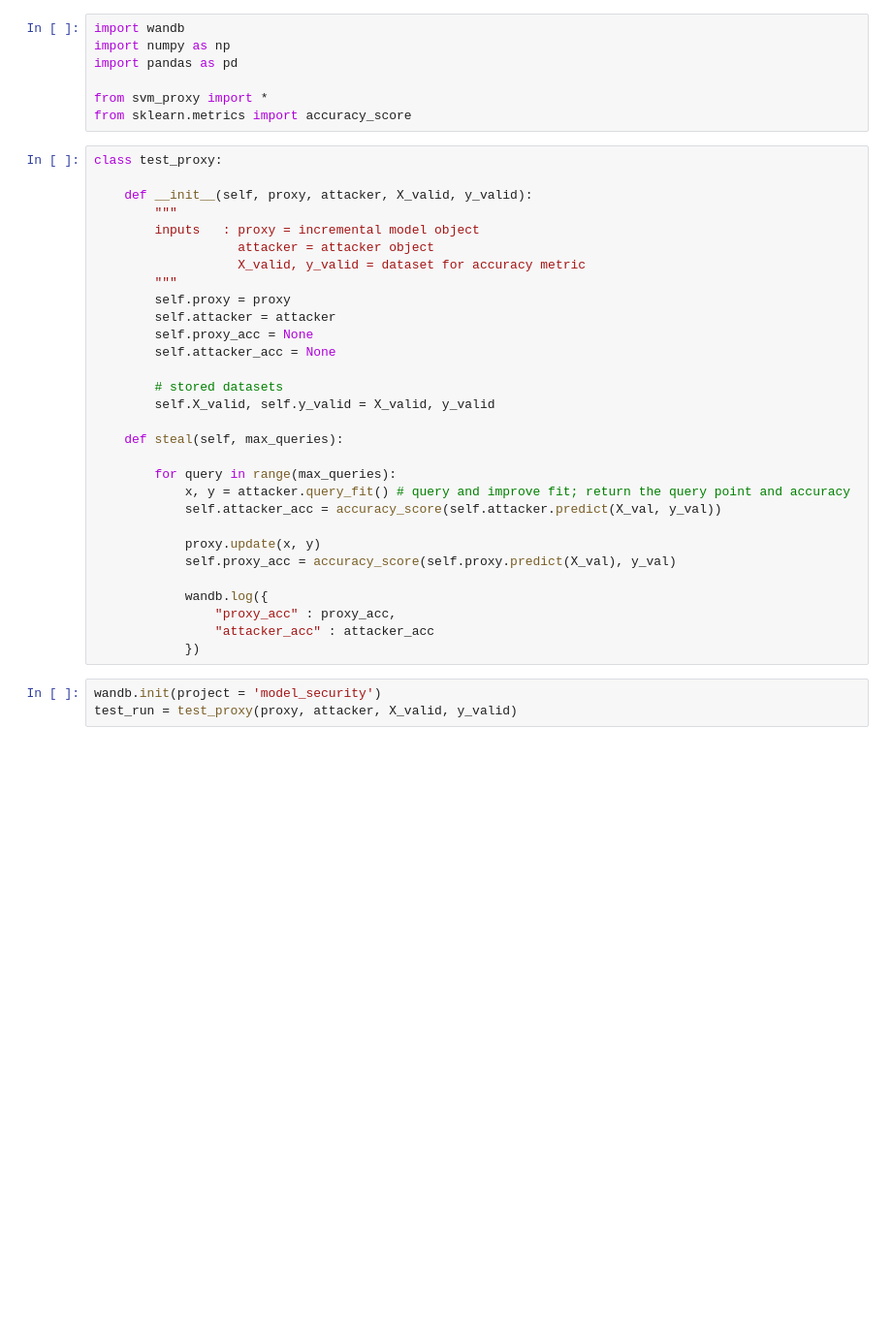
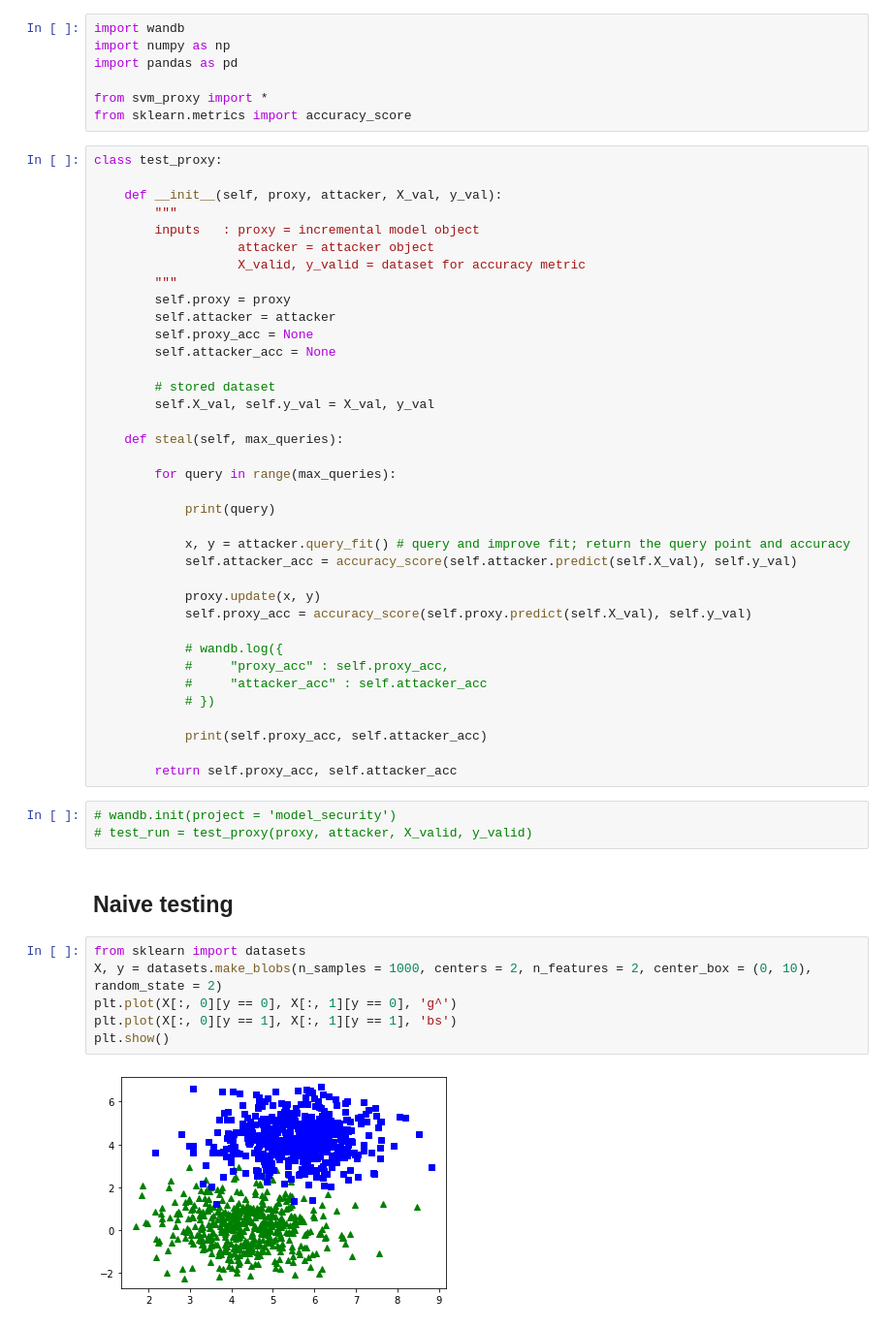
Before and after one commit to jonathanvevance/model_security, a Jupyter notebook: privacy_tests.ipynb, the cells around one changed output. Shown at 97% size. Drawn from its saved outputs; the diff is of its cells as text; blank space fills up the shorter version.

Commit message:
trying naive attacker

```diff
--- a/privacy_tests.ipynb
+++ b/privacy_tests.ipynb
@@ -8,7 +8,7 @@ from sklearn.metrics import accuracy_score
 # %%
 class test_proxy:
 
-    def __init__(self, proxy, attacker, X_valid, y_valid):
+    def __init__(self, proxy, attacker, X_val, y_val):
         """
         inputs   : proxy = incremental model object
                    attacker = attacker object
@@ -19,22 +19,39 @@ class test_proxy:
         self.proxy_acc = None
         self.attacker_acc = None
 
-        # stored datasets
-        self.X_valid, self.y_valid = X_valid, y_valid
+        # stored dataset
+        self.X_val, self.y_val = X_val, y_val
 
     def steal(self, max_queries):
 
         for query in range(max_queries):
+
+            print(query)
+
             x, y = attacker.query_fit() # query and improve fit; return the query point and accuracy
-            self.attacker_acc = accuracy_score(self.attacker.predict(X_val, y_val))
+            self.attacker_acc = accuracy_score(self.attacker.predict(self.X_val), self.y_val)
 
             proxy.update(x, y)
-            self.proxy_acc = accuracy_score(self.proxy.predict(X_val), y_val)
+            self.proxy_acc = accuracy_score(self.proxy.predict(self.X_val), self.y_val)
 
-            wandb.log({
-                "proxy_acc" : proxy_acc,
-                "attacker_acc" : attacker_acc
-            })
+            # wandb.log({
+            #     "proxy_acc" : self.proxy_acc,
+            #     "attacker_acc" : self.attacker_acc
+            # })
+
+            print(self.proxy_acc, self.attacker_acc)
+
+        return self.proxy_acc, self.attacker_acc
 # %%
-wandb.init(project = 'model_security')
-test_run = test_proxy(proxy, attacker, X_valid, y_valid)
+# wandb.init(project = 'model_security')
+# test_run = test_proxy(proxy, attacker, X_valid, y_valid)
+# %% [markdown]
+## Naive testing
+# %%
+from sklearn import datasets
+X, y = datasets.make_blobs(n_samples = 1000, centers = 2, n_features = 2, center_box = (0, 10), random_state = 2)
+plt.plot(X[:, 0][y == 0], X[:, 1][y == 0], 'g^')
+plt.plot(X[:, 0][y == 1], X[:, 1][y == 1], 'bs')
+plt.show()
+# %% [output]
+[figure, added]
```
Also changed, not shown: parts of 4 cells of this notebook.
